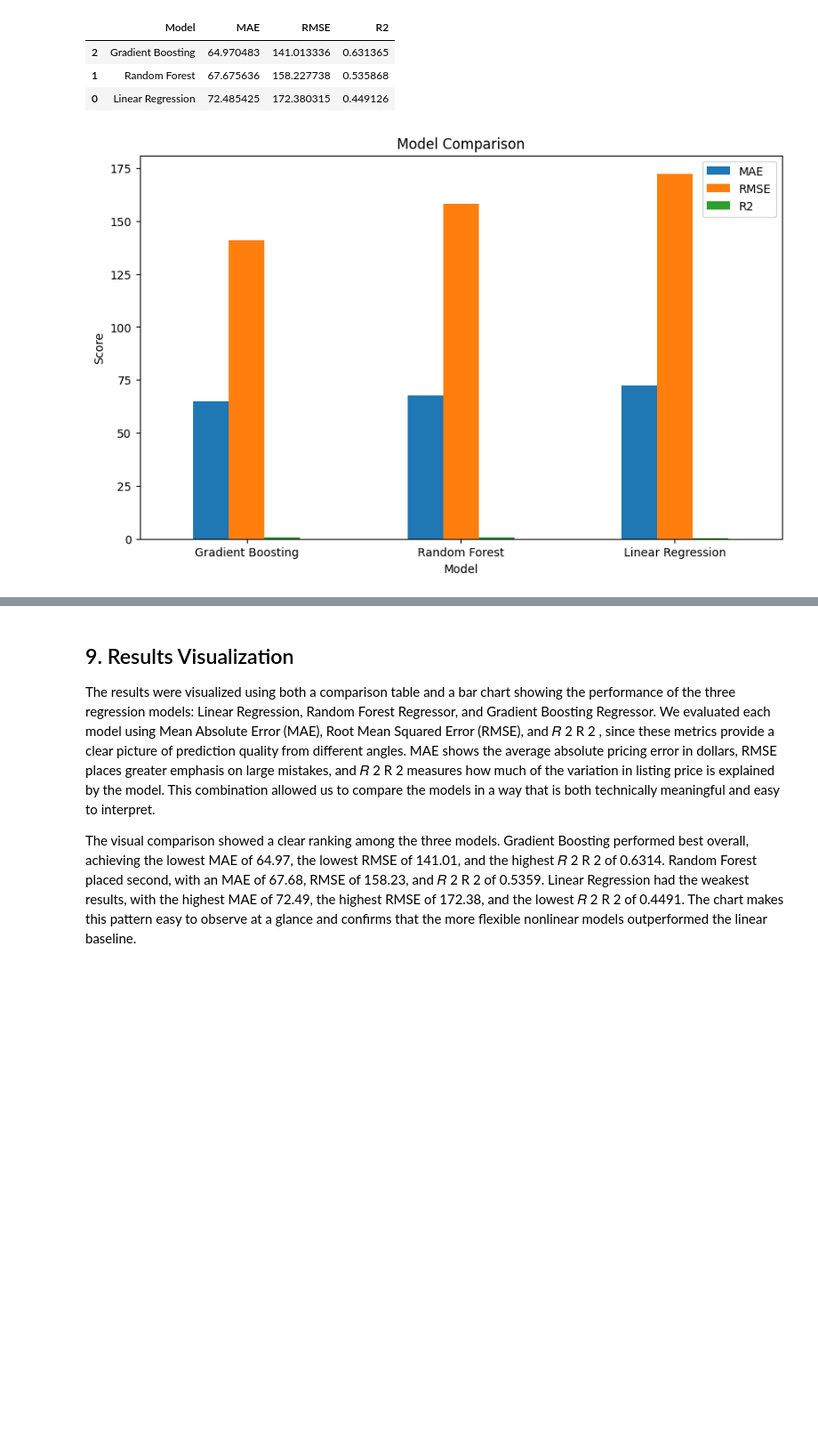
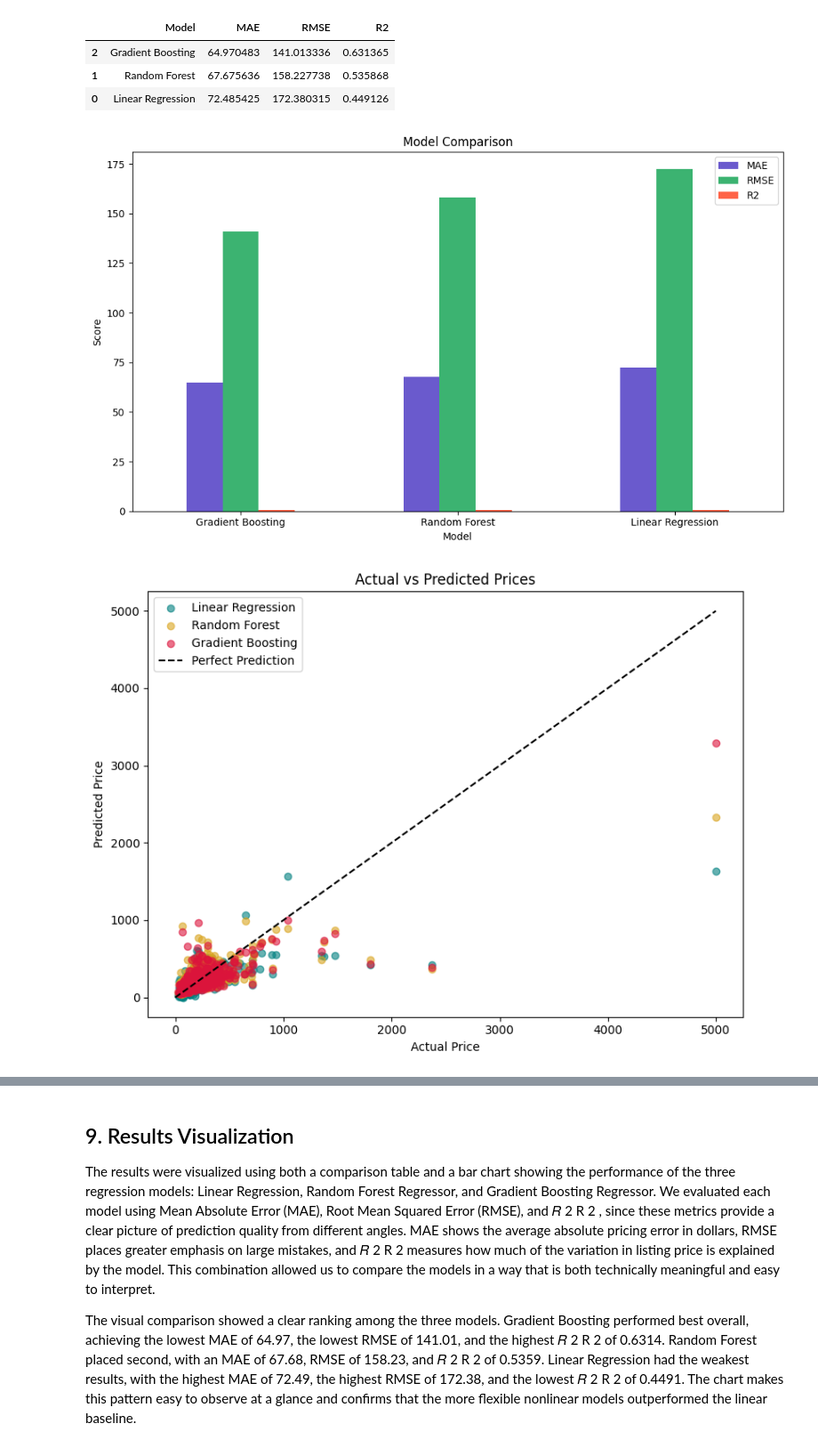
Before and after one commit to jchowjr/ensf444-group60-airbnb-project, a Jupyter notebook: notebooks/ENSF444Project.ipynb, the cells around one changed output, grey strips where cells are left out. Shown at 89% size. Saved outputs shown, nothing was run; the diff lists cells and outputs as text; code cells hidden in the pictures; blank space fills up the shorter version.

```diff
--- a/notebooks/ENSF444Project.ipynb
+++ b/notebooks/ENSF444Project.ipynb
@@ -430,14 +427,69 @@ results
 | 2 | Gradient Boosting | 64.970483 | 141.013336 | 0.631365 |
 | 1 | Random Forest | 67.675636 | 158.227738 | 0.535868 |
 | 0 | Linear Regression | 72.485425 | 172.380315 | 0.449126 |
-# %%
-# bar chart
-results_plot = results.set_index("Model")
-
-results_plot[["MAE", "RMSE", "R2"]].plot(kind="bar", figsize=(10, 6))
-plt.title("Model Comparison")
-plt.ylabel("Score")
-plt.xticks(rotation=0)
-plt.show()
-# %% [output]
-[figure, removed]
+# %%
+y_pred_gb = y_pred_gbr
+
+# original bar graph with MAE, RMSE, and R2
+results_plot = results.set_index("Model")
+
+results_plot[["MAE", "RMSE", "R2"]].plot(
+    kind="bar",
+    figsize=(10, 6),
+    color=["slateblue", "mediumseagreen", "tomato"]
+)
+plt.title("Model Comparison")
+plt.ylabel("Score")
+plt.xticks(rotation=0)
+plt.tight_layout()
+plt.show()
+
+# scatter plot comparison of the 3 models
+plt.figure(figsize=(8, 6))
+
+plt.scatter(y_test, y_pred_linear, alpha=0.6, color="teal", label="Linear Regression")
+plt.scatter(y_test, y_pred_rf, alpha=0.6, color="goldenrod", label="Random Forest")
+plt.scatter(y_test, y_pred_gb, alpha=0.6, color="crimson", label="Gradient Boosting")
+
+min_val = min(y_test.min(), y_pred_linear.min(), y_pred_rf.min(), y_pred_gb.min())
+max_val = max(y_test.max(), y_pred_linear.max(), y_pred_rf.max(), y_pred_gb.max())
+
+plt.plot([min_val, max_val], [min_val, max_val], linestyle="--", color="black", label="Perfect Prediction")
+
+plt.title("Actual vs Predicted Prices")
+plt.xlabel("Actual Price")
+plt.ylabel("Predicted Price")
+plt.legend()
+plt.tight_layout()
+plt.show()
+
+
+plt.figure(figsize=(8, 5))
+plt.bar(results_plot.index, results_plot["R2"], color=["teal", "goldenrod", "crimson"])
+plt.title("R2 Score Comparison")
+plt.ylabel("R2 Score")
+plt.xticks(rotation=15)
+plt.tight_layout()
+plt.show()
+
+# zoomed scatter plot for better visibility of most listings
+plt.figure(figsize=(8, 6))
+
+plt.scatter(y_test, y_pred_linear, alpha=0.6, color="teal", label="Linear Regression")
+plt.scatter(y_test, y_pred_rf, alpha=0.6, color="goldenrod", label="Random Forest")
+plt.scatter(y_test, y_pred_gb, alpha=0.6, color="crimson", label="Gradient Boosting")
+
+plt.plot([0, 1500], [0, 1500], linestyle="--", color="black", label="Perfect Prediction")
+
+plt.xlim(0, 1500)
+plt.ylim(0, 1500)
+
+plt.title("Actual vs Predicted Prices (Zoomed In)")
+plt.xlabel("Actual Price")
+plt.ylabel("Predicted Price")
+plt.legend()
+plt.tight_layout()
+plt.show()
+# %% [output]
+[figure, added]
+[figure, added]
```
Also changed, not shown: parts of 12 cells of this notebook.
